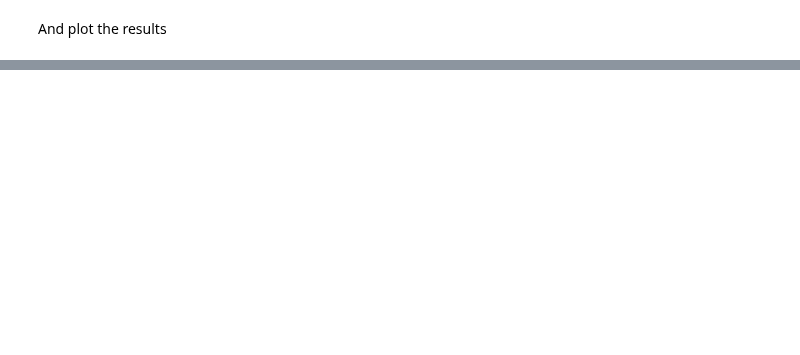
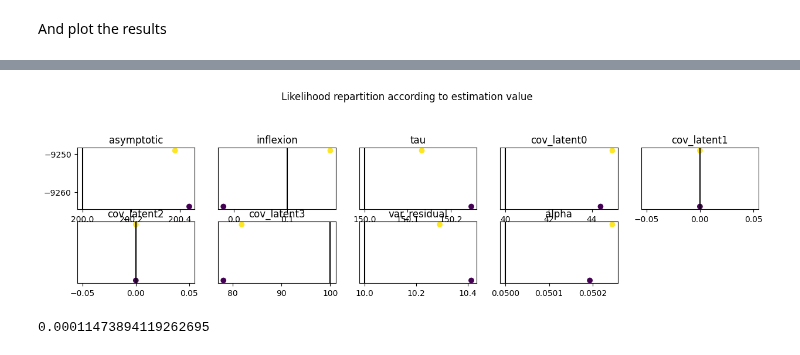
Before and after one commit to caillebotteAntoine/sdg4varselect, a Jupyter notebook: examples/joint_model.ipynb, the cells around one changed output, grey strips where cells are left out. Saved outputs shown, nothing was run; the diff lists cells and outputs as text; code cells hidden in the pictures; blank space fills up the shorter version.

```diff
--- a/examples/joint_model.ipynb
+++ b/examples/joint_model.ipynb
@@ -157,21 +157,20 @@ _ = sdgplt.plt.xlim(0, 1200)
 # %% [markdown]
 We define a function that make one estimation run. we set $\varphi_1$ and $\varphi_2$ as latente variable, and use a MCMC-procedure in the algorithm to treat them :
 # %%
-def one_estim(prngkey, model, data, save_all=True):
+def one_estim(prngkey, model, data, lbd=None, save_all=True):
     prngkey_theta, prngkey_estim = jrd.split(prngkey)
     theta0 = 0.2 * jrd.normal(prngkey_theta, shape=(model.parametrization.size,))
 
-    algo = SGD_FIM(prngkey_estim, 10000, algo_settings)
+    algo = SPGD_FIM(prngkey_estim, 10000, algo_settings, lbd=lbd, alpha=1.0)
     # =================== MCMC configuration ==================== #
     algo.init_mcmc(theta0, model, sd={"phi1": 5, "phi2": 20})
 
-    algo.latent_variables["phi1"].adaptative_sd = True
-    algo.latent_variables["phi2"].adaptative_sd = True
+    for var_lat in algo.latent_variables.values():
+        var_lat.adaptative_sd = True
     # ==================== END configuration ==================== #
     res = algo.fit(model, data, theta0, ntry=5, partial_fit=False, save_all=save_all)
 
-    # for var in algo.latent_variables.values():
-    #     sdgplt.plot(var)
+    # sdgplt.plot_mcmc(algo.latent_variables)
 
     return res  # , algo
 # %% [markdown]
@@ -308,0 +277,14 @@ for i in range(8, 14):
+# %%
+fig = sdgplt.scatter_estimation(
+    multi_res.last_theta[:, : myModel.DIM_LD].T,
+    multi_res.likelihood[:],
+    vline=myModel.hstack_params(p_star)[: myModel.DIM_LD],
+    labels=myModel.params_names[: myModel.DIM_LD],
+    nrows=2,
+    ncols=5,
+    fig=sdgplt.figure(height=3, width=15),
+)
+
+_ = fig.suptitle("Likelihood repartition according to estimation value", y=1.2)
+# %% [output]
+[figure, added]
@@ -308,0 +329,17 @@ for i in range(8, 14):
+# %%
+myHDModel = WeibullCoxJM(myMeModel, P=10, alpha_scale=0.001, a=800, b=10)
+
+p_star = myHDModel.new_params(
+    mean_latent={"asymptotic": 200, "inflexion": 500},
+    tau=150,
+    cov_latent=jnp.diag(jnp.array([40, 100])),
+    var_residual=10,
+    alpha=0.05,
+    beta=jnp.concatenate(  # jnp.zeros(shape=(myModel.P,)),  #
+        [jnp.array([-3, -2, 2, 3]), jnp.zeros(shape=(myHDModel.P - 4,))]
+    ),
+)
+
+myobs, _ = myHDModel.sample(p_star, jrd.PRNGKey(0), weibull_censoring_loc=7700)
+# %% [output]
+0.00011473894119262695
```
Also changed, not shown: parts of 17 cells of this notebook, 11 other files.
